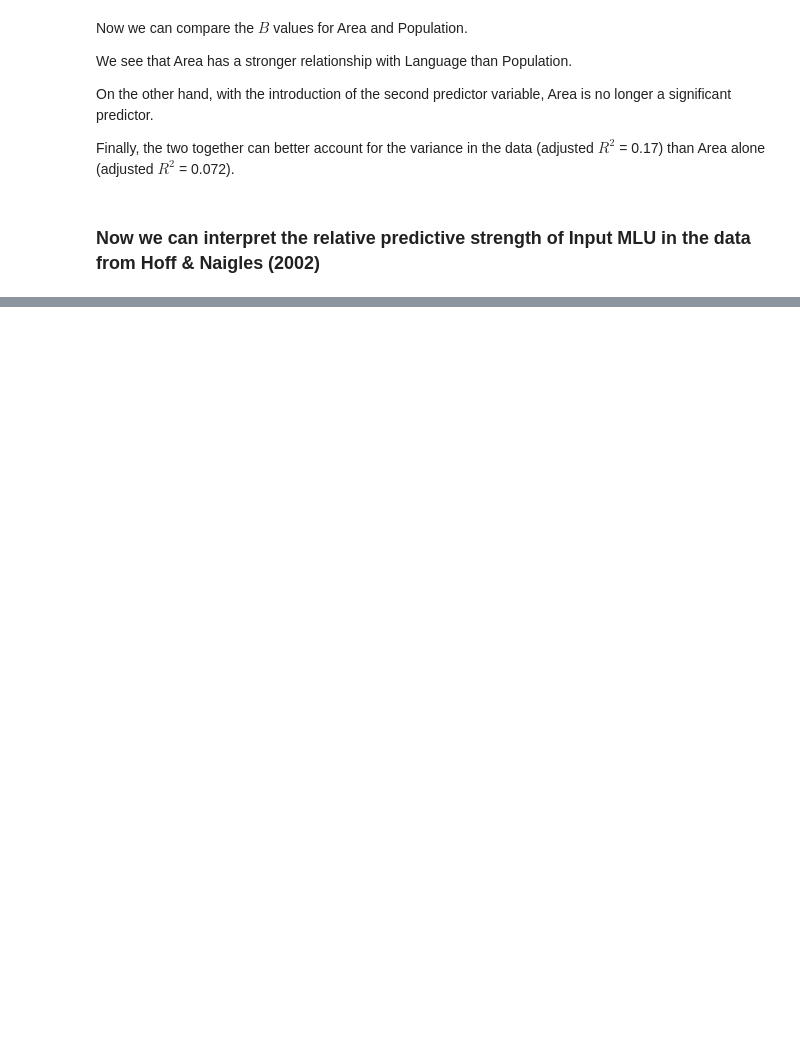
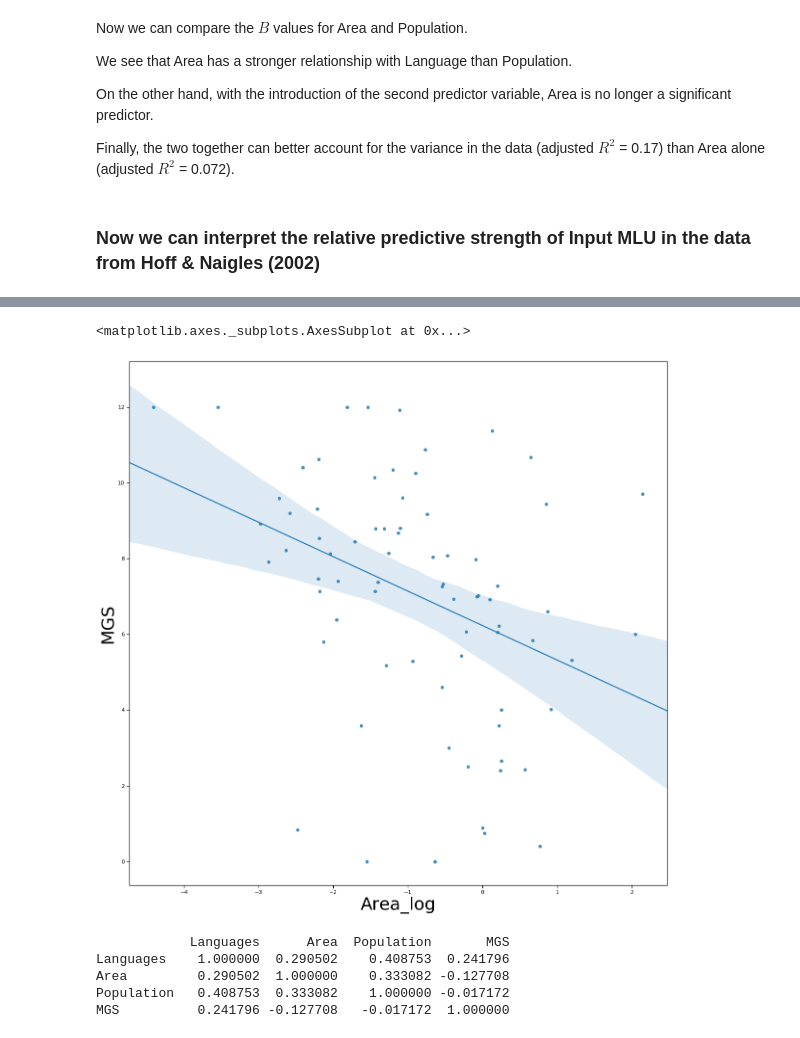
Before and after one commit to ethanweed/ethanweed.github.io, a Jupyter notebook: python-tutorials/analyzing-linear-relationships.ipynb, the cells around one changed output, grey strips where cells are left out. Drawn from its saved outputs; the diff is of its cells as text; code cells hidden in the pictures; blank space fills up the shorter version.

```diff
--- a/python-tutorials/analyzing-linear-relationships.ipynb
+++ b/python-tutorials/analyzing-linear-relationships.ipynb
@@ -283,0 +331,13 @@ Finally, the two together can better account for the variance in the data (adjus
+# %%
+sns.regplot(x = "Area_log", y = "MGS", data = df)
+# %% [output]
+<matplotlib.axes._subplots.AxesSubplot at 0x...>
+[figure, added]
+# %%
+print( df[['Languages','Area', 'Population', 'MGS']].corr())
+# %% [output]
+            Languages      Area  Population       MGS
+Languages    1.000000  0.290502    0.408753  0.241796
+Area         0.290502  1.000000    0.333082 -0.127708
+Population   0.408753  0.333082    1.000000 -0.017172
+MGS          0.241796 -0.127708   -0.017172  1.000000
```
Also changed, not shown: parts of 8 cells of this notebook, 1 other file.
